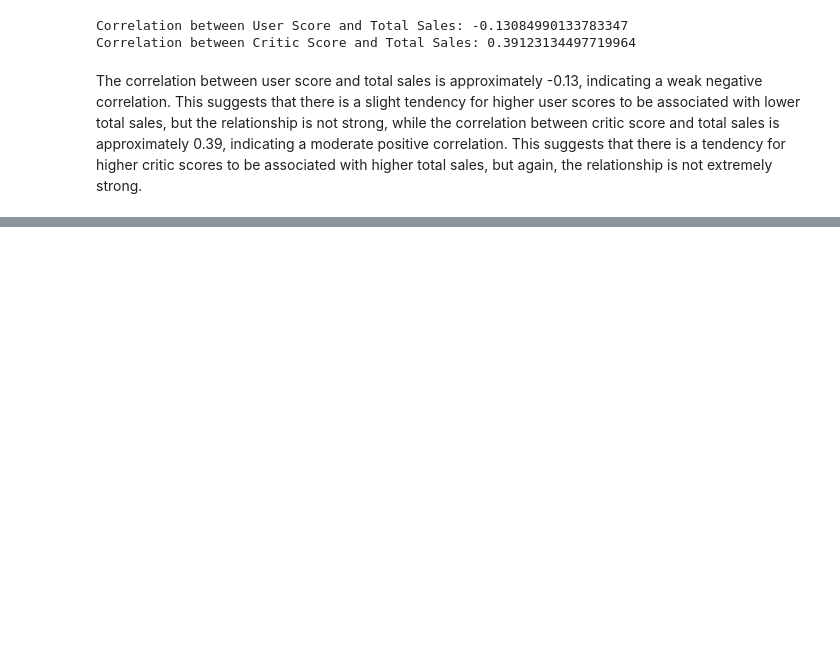
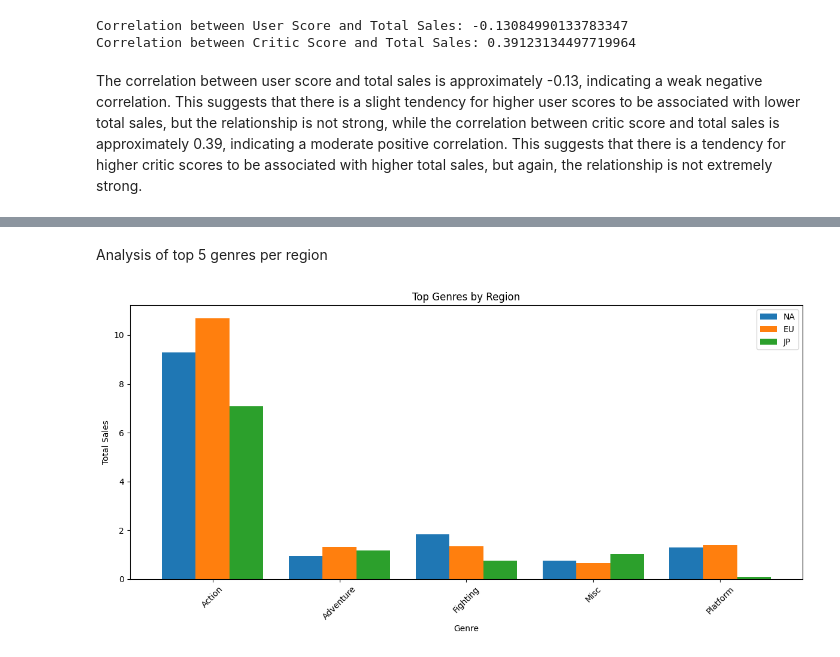
Before and after one commit to rperdomog/games_project, a Jupyter notebook: notebooks/EDA.ipynb, the cells around one changed output, grey strips where cells are left out. Saved outputs shown, nothing was run; the diff lists cells and outputs as text; code cells hidden in the pictures; blank space fills up the shorter version.

```diff
--- a/notebooks/EDA.ipynb
+++ b/notebooks/EDA.ipynb
@@ -529,0 +599,22 @@ The correlation between user score and total sales is approximately -0.13, indic
+# %% [markdown]
+Analysis of top 5 genres per region
+# %%
+# Top 5 genres by region
+top_genres = df.groupby('genre')[['na_sales', 'eu_sales', 'jp_sales']].sum()
+top_genres['total_sales'] = top_platforms.sum(axis=1)
+top_genres = top_genres.sort_values('total_sales', ascending=False).head(5)
+
+# Plotting the top platforms by region
+ax = top_genres[['na_sales', 'eu_sales', 'jp_sales']].plot(kind='bar', figsize=(12, 6), width=0.8)
+
+# Customizing the plot
+plt.title('Top Genres by Region')
+plt.xlabel('Genre')
+plt.ylabel('Total Sales')
+plt.xticks(rotation=45)
+plt.legend(['NA', 'EU', 'JP'])
+
+plt.tight_layout()
+plt.show()
+# %% [output]
+[figure, added]
```
Also changed, not shown: parts of 20 cells of this notebook, 1 other file.
